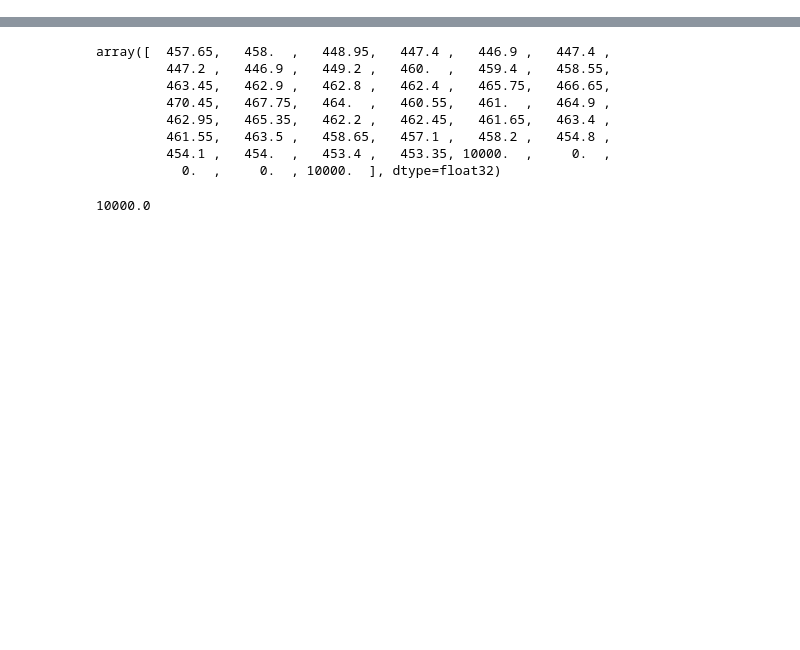
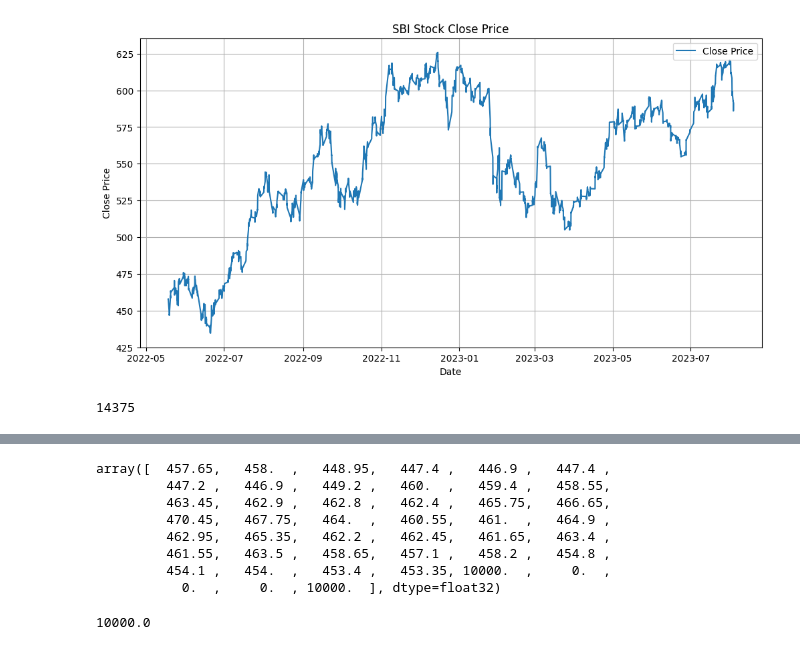
Before and after one commit to xaviruvpadhiyar98/trading-rl, a Jupyter notebook: notebooks/debug_env.ipynb, the cells around one changed output, grey strips where cells are left out. Drawn from its saved outputs; the diff is of its cells as text; code cells hidden in the pictures; blank space fills up the shorter version.

```diff
--- a/notebooks/debug_env.ipynb
+++ b/notebooks/debug_env.ipynb
@@ -18,3 +19,6 @@ EVAL_FILE = Path("../datasets") / f"{TICKER}_trade"
 
 CLOSE_PRICES = pl.read_parquet(TRAIN_FILE)["Close"].to_numpy()
 EVAL_CLOSE_PRICES = pl.read_parquet(EVAL_FILE)["Close"].to_numpy()
+# %%
+df = pl.read_parquet(TRAIN_FILE)
+df.head(1)
@@ -20,0 +30,3 @@ EVAL_CLOSE_PRICES = pl.read_parquet(EVAL_FILE)["Close"].to_numpy()
+# %%
+from datetime import datetime
+df.set_sorted('Datetime').filter(pl.col("Datetime").dt.date() == (datetime(2022,11,17)))
@@ -21,3 +199,23 @@ EVAL_CLOSE_PRICES = pl.read_parquet(EVAL_FILE)["Close"].to_numpy()
+# %%
+import matplotlib.pyplot as plt
+
+# Plotting the Close price
+plt.figure(figsize=(12, 6))
+plt.plot(df["Datetime"], df["Close"], label="Close Price")
+plt.title("SBI Stock Close Price")
+plt.xlabel("Date")
+plt.ylabel("Close Price")
+plt.legend()
+plt.grid(True)
+plt.show()
+# %% [output]
+[figure, added]
+# %%
+10000 // 425
+
+23 * 625
+# %% [output]
+14375
 # %%
 TRAIN_FILE = Path("../datasets") / f"{TICKER}_train"
 df = pl.read_parquet(TRAIN_FILE)
```
Also changed, not shown: parts of 13 cells of this notebook, 9 other files.
